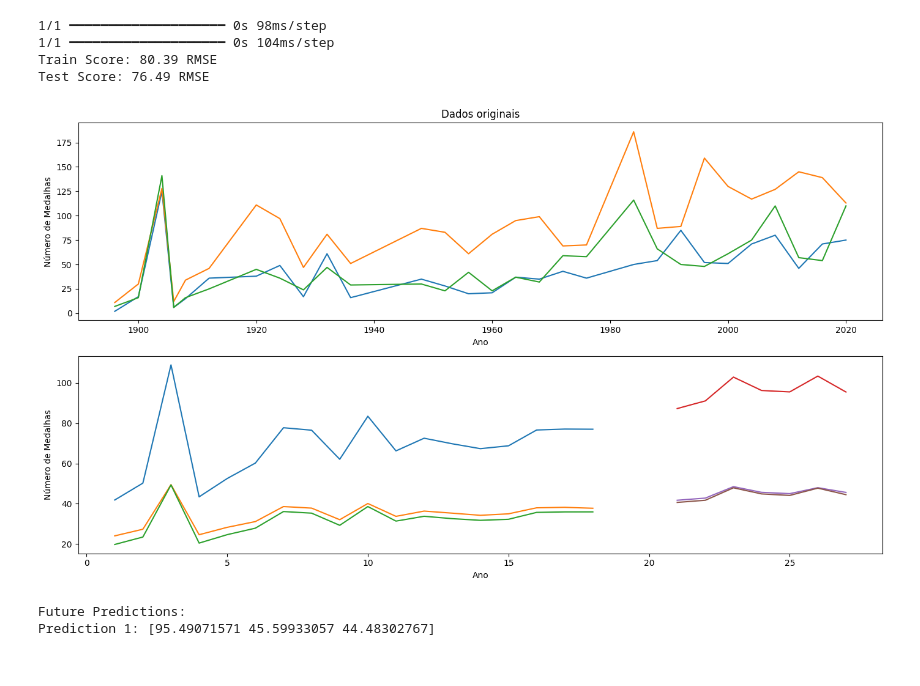
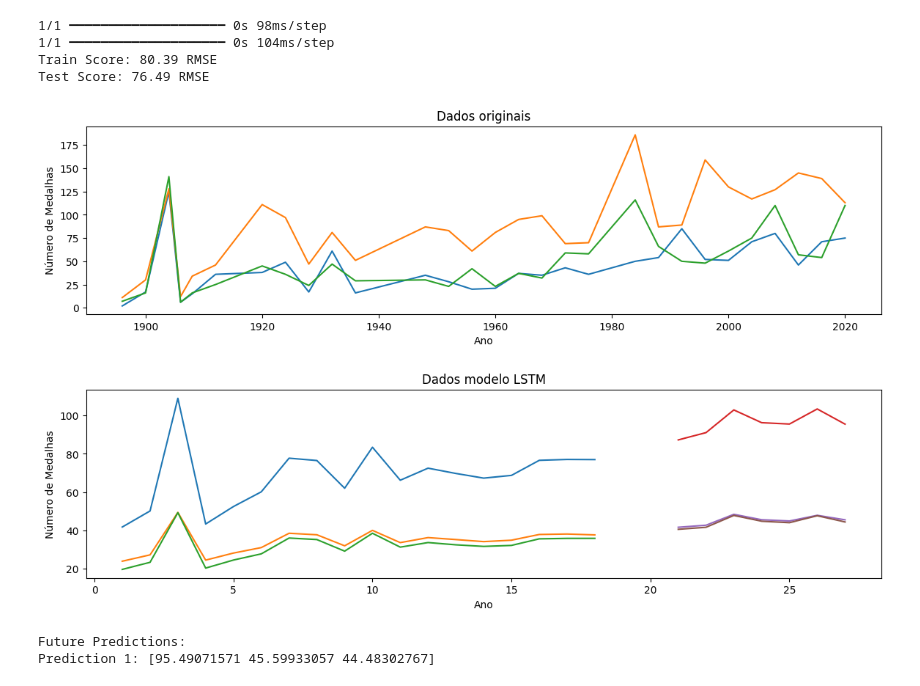
Before and after one commit to thiagonarcizo/formulacao-projetos, a Jupyter notebook: olimpiadas/tratamento.ipynb, the cells around one changed output. Drawn from its saved outputs; the diff is of its cells as text; code cells hidden in the pictures.

Commit message:
plot fix

```diff
--- a/olimpiadas/tratamento.ipynb
+++ b/olimpiadas/tratamento.ipynb
@@ -391,32 +391,32 @@ df_predictedUSA.set_index('Year', inplace=True)
 # %%
 fig, (ax1, ax2) = plt.subplots(2, 1, figsize=(14, 8))
 
 df_trainUSAp = df_medalsUSA.copy()
 
 #removendo a coluna de atletas
 df_trainUSAp = df_trainUSAp.drop('Athlete Count', axis=1)
 
 #transformando Year em index
 df_trainUSAp.set_index('Year', inplace=True)
 
 #plot dos dados originais
 ax1.plot(df_trainUSAp)
 ax1.set_title('Dados originais')
 ax1.set_xlabel('Ano')
 ax1.set_ylabel('Número de Medalhas')
 
 # Plot train and test data
 ax2.plot(trainPredictPlot)
 ax2.plot(testPredictPlot)
+ax2.set_title('Dados modelo LSTM')
 ax2.set_xlabel('Ano')
 ax2.set_ylabel('Número de Medalhas')
 
-#ajustando o espaçamento entre os subplots
-plt.tight_layout()
+plt.subplots_adjust(hspace=0.4)
 
 plt.show()
 # %% [output]
-[figure, old version]
+[figure, new version]
 # %%
 #define o número de previsões
 num_predictions = 1
```
